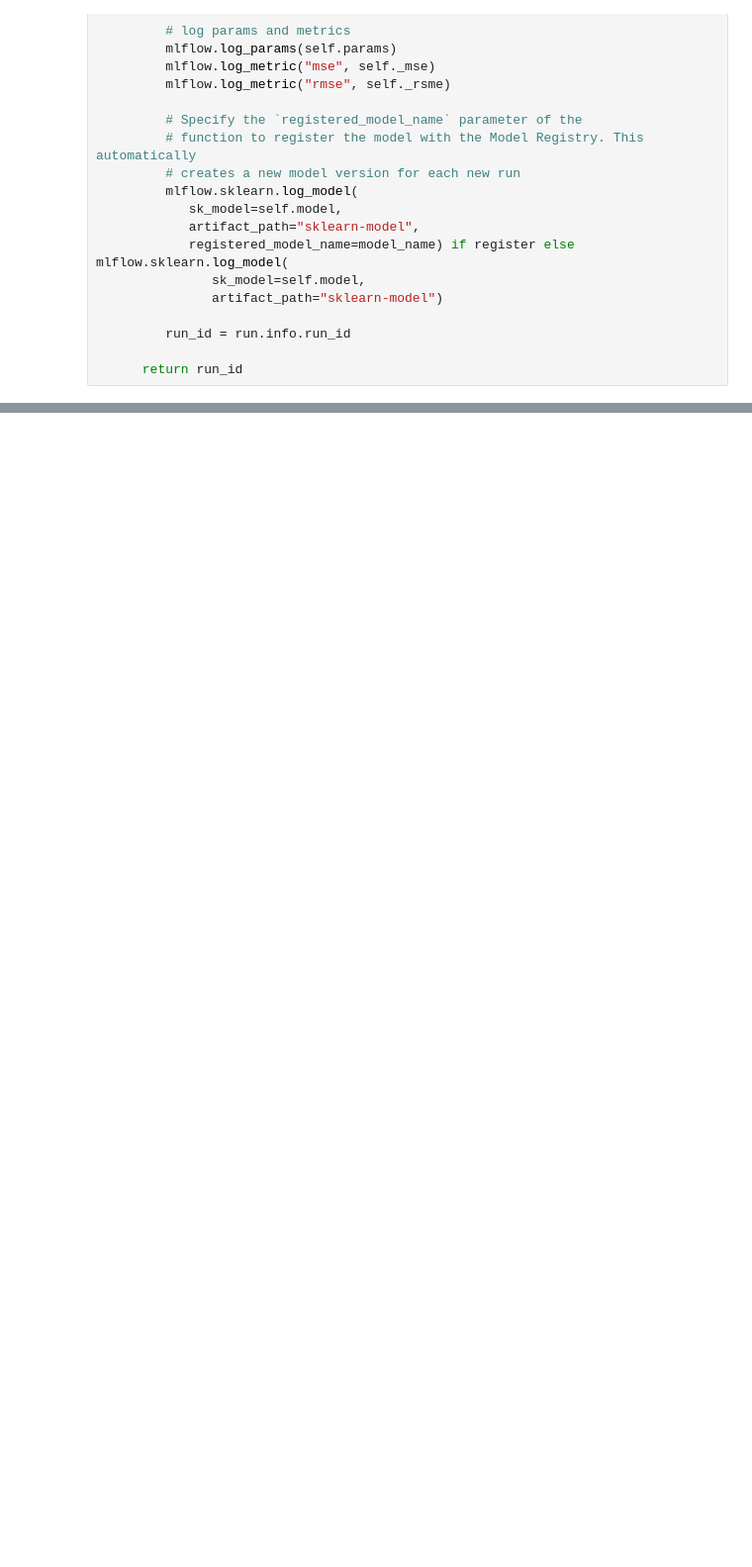
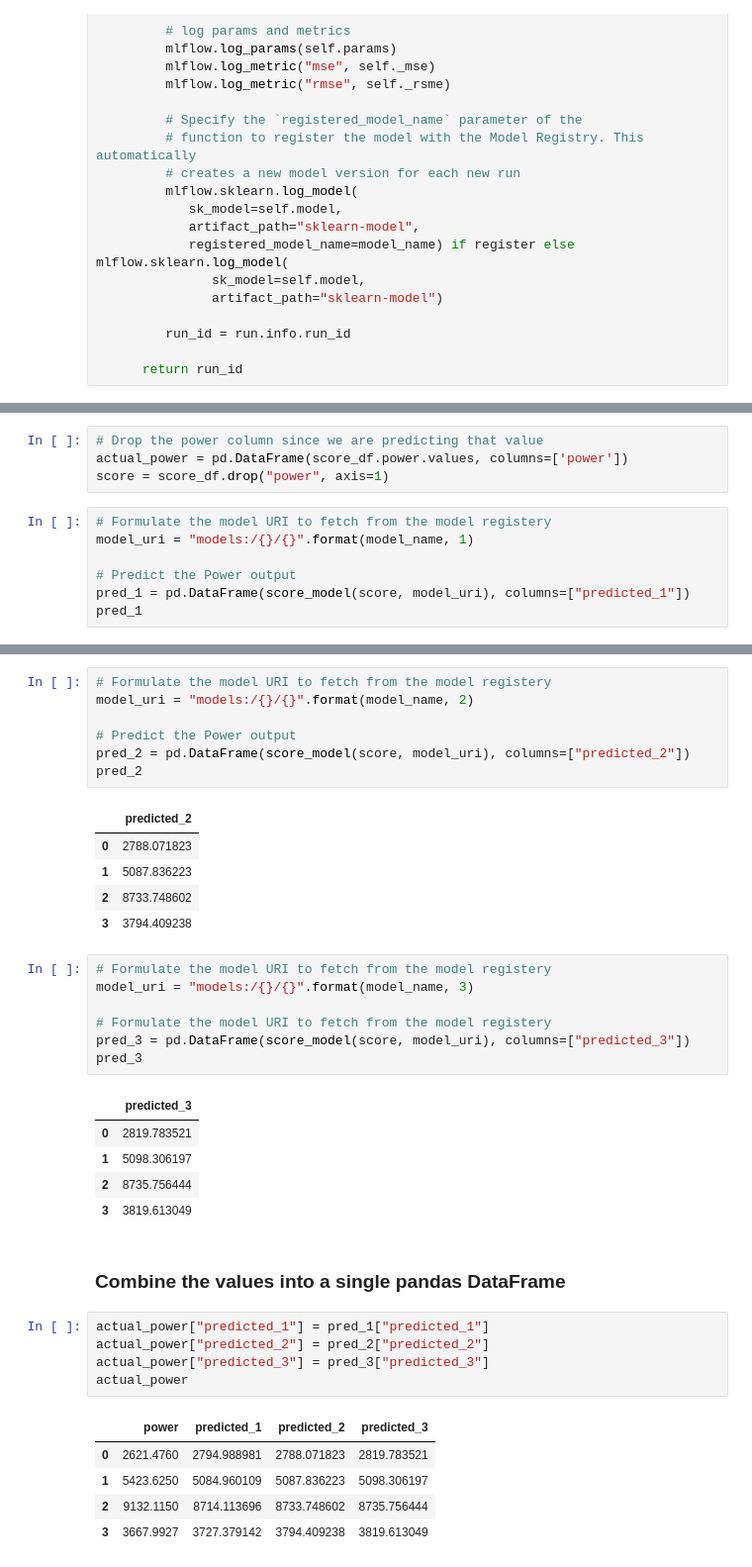
Before and after one commit to dmatrix/ds4g-workshop, a Jupyter notebook: notebooks/colab_run_forecast_model.ipynb, the cells around one changed output, grey strips where cells are left out. Shown at 99% size. Saved outputs shown, nothing was run; the diff lists cells and outputs as text; blank space fills up the shorter version.

```diff
--- a/notebooks/colab_run_forecast_model.ipynb
+++ b/notebooks/colab_run_forecast_model.ipynb
@@ -295,0 +276,11 @@ print(predictions)
+# %%
+# Drop the power column since we are predicting that value
+actual_power = pd.DataFrame(score_df.power.values, columns=['power'])
+score = score_df.drop("power", axis=1)
+# %%
+# Formulate the model URI to fetch from the model registery
+model_uri = "models:/{}/{}".format(model_name, 1)
+
+# Predict the Power output
+pred_1 = pd.DataFrame(score_model(score, model_uri), columns=["predicted_1"])
+pred_1
@@ -295,0 +293,39 @@ print(predictions)
+# %%
+# Formulate the model URI to fetch from the model registery
+model_uri = "models:/{}/{}".format(model_name, 2)
+
+# Predict the Power output
+pred_2 = pd.DataFrame(score_model(score, model_uri), columns=["predicted_2"])
+pred_2
+# %% [output]
+|  | predicted_2 |
+| 0 | 2788.071823 |
+| 1 | 5087.836223 |
+| 2 | 8733.748602 |
+| 3 | 3794.409238 |
+# %%
+# Formulate the model URI to fetch from the model registery
+model_uri = "models:/{}/{}".format(model_name, 3)
+
+# Formulate the model URI to fetch from the model registery
+pred_3 = pd.DataFrame(score_model(score, model_uri), columns=["predicted_3"])
+pred_3
+# %% [output]
+|  | predicted_3 |
+| 0 | 2819.783521 |
+| 1 | 5098.306197 |
+| 2 | 8735.756444 |
+| 3 | 3819.613049 |
+# %% [markdown]
+### Combine the values into a single pandas DataFrame
+# %%
+actual_power["predicted_1"] = pred_1["predicted_1"]
+actual_power["predicted_2"] = pred_2["predicted_2"]
+actual_power["predicted_3"] = pred_3["predicted_3"]
+actual_power
+# %% [output]
+|  | power | predicted_1 | predicted_2 | predicted_3 |
+| 0 | 2621.4760 | 2794.988981 | 2788.071823 | 2819.783521 |
+| 1 | 5423.6250 | 5084.960109 | 5087.836223 | 5098.306197 |
+| 2 | 9132.1150 | 8714.113696 | 8733.748602 | 8735.756444 |
+| 3 | 3667.9927 | 3727.379142 | 3794.409238 | 3819.613049 |
```
Also changed, not shown: parts of 25 cells of this notebook, 2 other files.
